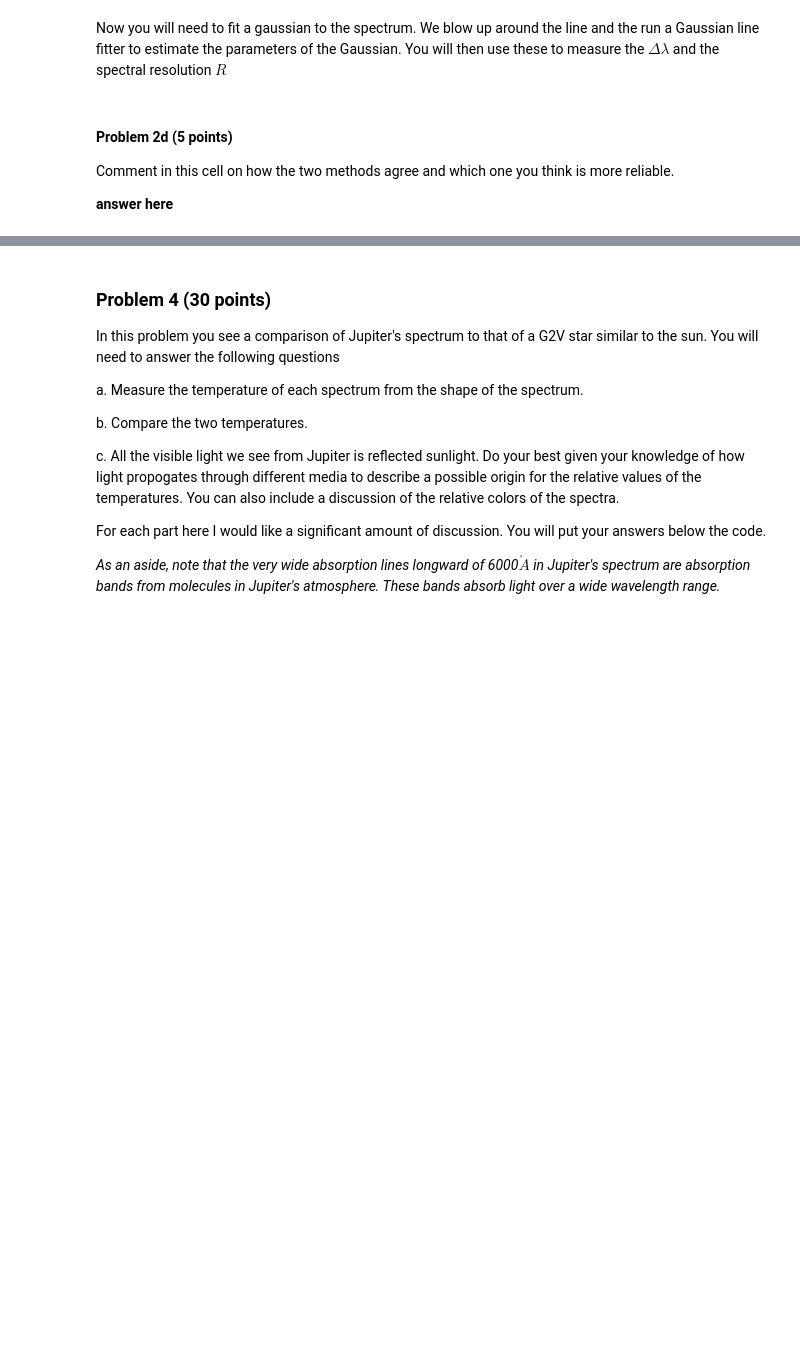
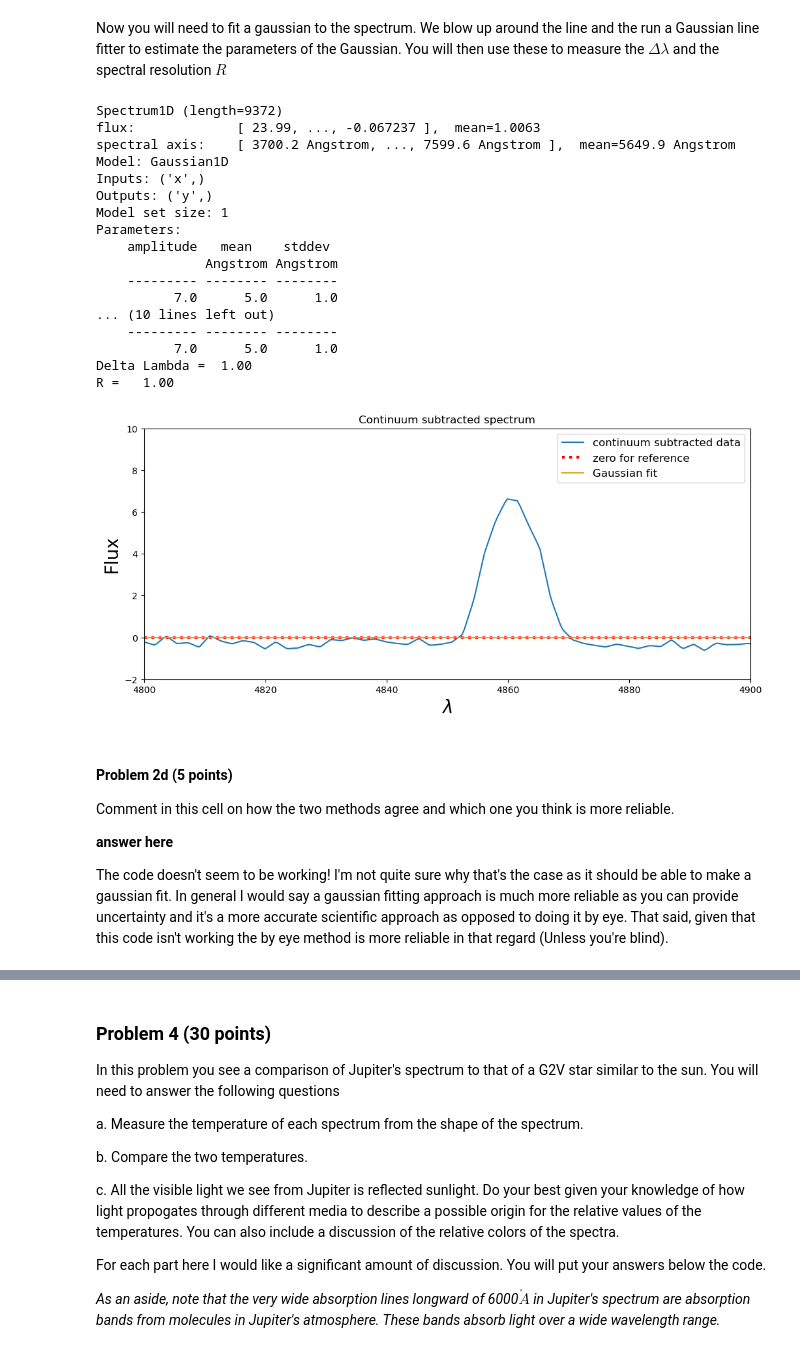
Before and after one commit to AstroKeaton/Analysis_real_spectra_student, a Jupyter notebook: analysis_real_spectra.student.ipynb, the cells around one changed output, grey strips where cells are left out. Drawn from its saved outputs; the diff is of its cells as text; code cells hidden in the pictures; blank space fills up the shorter version.

```diff
--- a/analysis_real_spectra.student.ipynb
+++ b/analysis_real_spectra.student.ipynb
@@ -321,44 +334,68 @@ ax.set_ylabel("Flux",fontsize=20)
 #now fit a gaussian to the spectrum
 # Fit the spectrum and calculate the fitted flux values (``y_fit``)
 spectrum = Spectrum1D(flux=contsubspec, spectral_axis=specm57.wavelength)
-
+print(spectrum)
 #**********************
 #you need to supply the initial guesses for the amplitude, mean, and stddev
 #we are assuming thast the flux is unitless because the spectrum isn't calibrated.
-g_init = models.Gaussian1D(amplitude=, mean= , stddev= )
+g_init = models.Gaussian1D(amplitude=7, mean= 5 , stddev=1 )
 
 #fit the line using the initial guesses
 g_fit = fit_lines(spectrum, g_init,get_fit_info=True)
+print(g_fit)
 #determine the model flux
 y_fit = g_fit(specm57.wavelength)
+print(specm57.wavelength)
+print(y_fit)
 #plot model flux
 ax.plot(specm57.wavelength,y_fit,color='goldenrod',label='Gaussian fit')
 ax.legend(fontsize=12)
 
 #print all the paramters
 print(g_fit)
 
 #assign the standard deviation to a variable
 params = g_fit.param_sets
 amp = params[0][0]
 mean = params[1][0]
 stddev = params[2][0]
 
 #*********************
 #Your code here
 #you will need to use the fitted parameters to determine the Delta lambda and the spectral resolution
 # (remove for students) I compute this using the relation between a Gaussian sigma and the FWHM
-deltalam =
+deltalam = 1 #set to one just so I can see the plot
 print('Delta Lambda = %5.2f' % deltalam)
 
 #calculate the spectral resolution
-specres =
+specres = 1 #set to one just so I can see the plot
 print('R = %6.2f' % specres)
+# %% [output]
+Spectrum1D (length=9372)
+flux:             [ 23.99, ..., -0.067237 ],  mean=1.0063
+spectral axis:    [ 3700.2 Angstrom, ..., 7599.6 Angstrom ],  mean=5649.9 Angstrom
+Model: Gaussian1D
+Inputs: ('x',)
+Outputs: ('y',)
+Model set size: 1
+Parameters:
+    amplitude   mean    stddev
+              Angstrom Angstrom
+    --------- -------- --------
+          7.0      5.0      1.0
+... (10 lines left out)
+    --------- -------- --------
+          7.0      5.0      1.0
+Delta Lambda =  1.00
+R =   1.00
+[figure, added]
 # %% [markdown]
 #### Problem 2d (5 points)
 Comment in this cell on how the two methods agree and which one you think is more reliable.
 
 **answer here**
+
+The code doesn't seem to be working! I'm not quite sure why that's the case as it should be able to make a gaussian fit. In general I would say a gaussian fitting approach is much more reliable as you can provide uncertainty and it's a more accurate scientific approach as opposed to doing it by eye. That said, given that this code isn't working the by eye method is more reliable in that regard (Unless you're blind).
 # %% [markdown]
 ### Problem 3 (10 points)
 Assume that the slit went right through the center of the planetary nebula.  Using what you know about the composition of planetary nebula (not necessarily from this class), describe here from where the broad emission lines and sharp rise in flux at the blue end of the planetary nebula come from.
```
Also changed, not shown: parts of 17 cells of this notebook.
